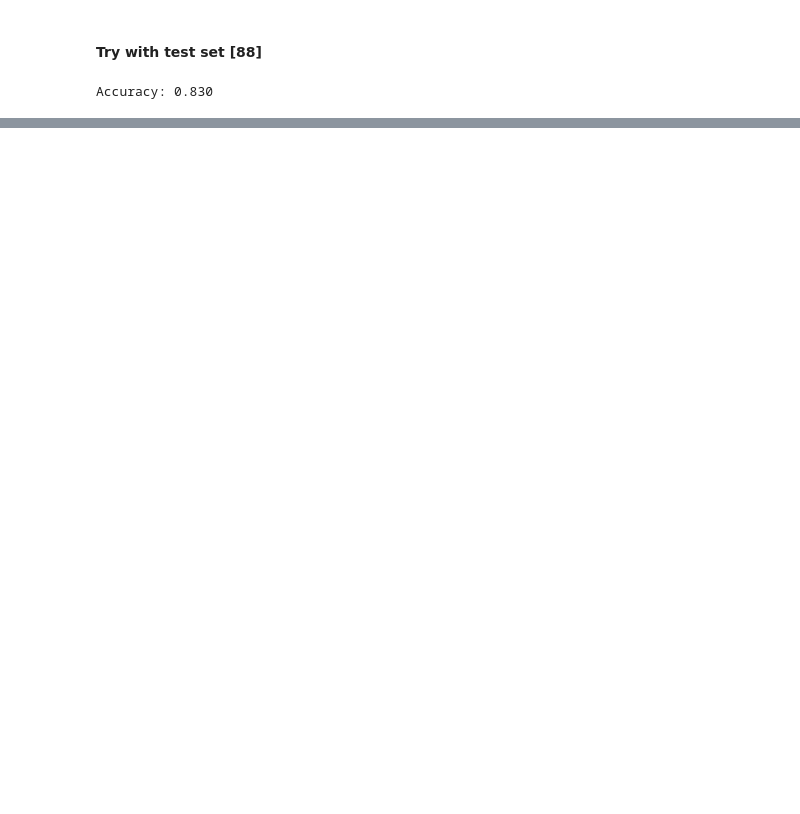
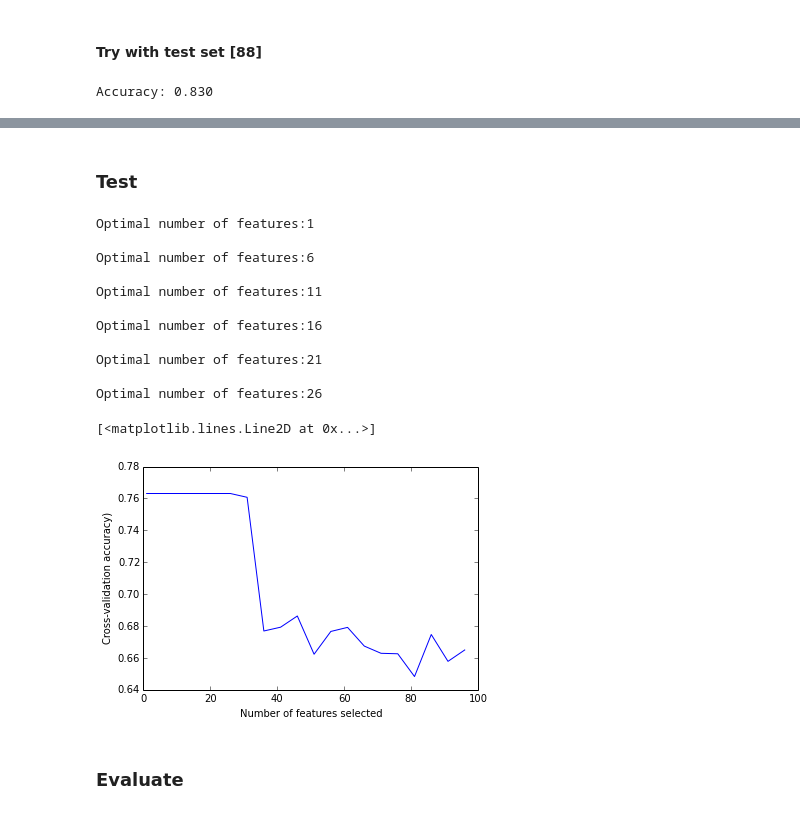
Before and after one commit to TBKelley/kaggle-titanic-tj, a Jupyter notebook: code/python/notebooks/Book example - modified.ipynb, the cells around one changed output, grey strips where cells are left out. Saved outputs shown, nothing was run; the diff lists cells and outputs as text; code cells hidden in the pictures; blank space fills up the shorter version.

```diff
--- a/code/python/notebooks/Book example - modified.ipynb
+++ b/code/python/notebooks/Book example - modified.ipynb
@@ -394,0 +487,70 @@ Model Selection [89]
+# %% [markdown]
+### Test
+# %%
+from sklearn import feature_extraction
+from pandas import DataFrame
+from sklearn.cross_validation import train_test_split
+
+testt = test_cheat.copy()
+testt['Title'] = testt.Name.apply(lambda x: title(x))
+#worse results, why?
+#traint['Class'] = train.Pclass.apply(lambda x: pclass(x))
+
+#encode
+test_ohd, test_n = one_hot_dataframe(testt, ['Pclass', 'Sex', 'Embarked', 'Title'], replace=True)
+
+#impute
+mean = test_ohd['Age'].mean()
+test_ohd['Age'].fillna(mean, inplace=True)
+test_ohd.fillna(0, inplace=True)
+
+#split sets
+test_target = test_ohd['Survived']
+test_data = test_ohd.drop(['Name', 'Cabin', 'Ticket', 'SibSp', 'Parch', 'Fare', 'Survived'], axis=1)
+#X_train, X_test, y_train, y_test = train_test_split(train_data, train_target, test_size=0.25, random_state=33)
+y_test = test_target.as_matrix()
+X_test = test_data.as_matrix()
+
+## Features
+from sklearn import cross_validation
+
+
+percentiles = xrange(1, 100, 5)
+results = []
+
+for i in percentiles:
+    fs = feature_selection.SelectPercentile(feature_selection.chi2, percentile=i)
+    X_test_fs = fs.fit_transform(X_test, y_test)
+
+    scores = cross_validation.cross_val_score(dt, X_test_fs, y_test, cv=10)
+
+    results = np.append(results, scores.mean())
+
+# this occasionally results in several equal values
+optimal_percentil = np.where(results == results.max())[0]
+
+# so loop over them
+for p in optimal_percentil:
+    print "Optimal number of features:{0}".format(percentiles[p]), "\n"
+
+## Plot
+pl.figure()
+pl.xlabel("Number of features selected")
+pl.ylabel("Cross-validation accuracy)")
+pl.plot(percentiles, results)
+# %% [output]
+Optimal number of features:1
+
+Optimal number of features:6
+
+Optimal number of features:11
+
+Optimal number of features:16
+
+Optimal number of features:21
+
+Optimal number of features:26
+[<matplotlib.lines.Line2D at 0x...>]
+[figure, added]
+# %% [markdown]
+### Evaluate
```
Also changed, not shown: parts of 20 cells of this notebook.
